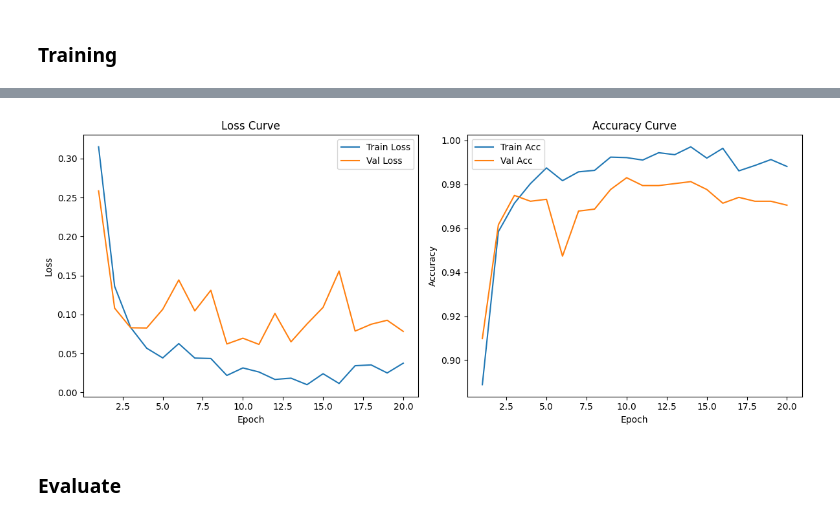
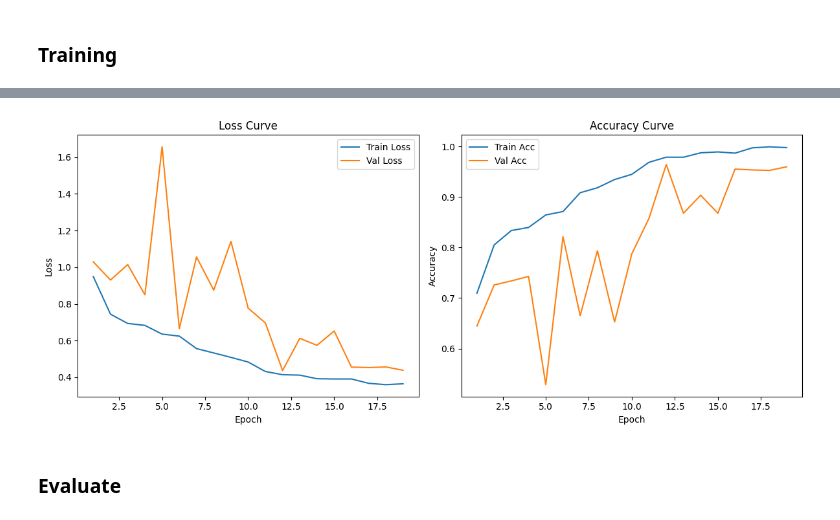
Before and after one commit to liuh2so4/Brain-Tumor-MRI, a Jupyter notebook: main.ipynb, the cells around one changed output, grey strips where cells are left out. Saved outputs shown, nothing was run; the diff lists cells and outputs as text; code cells hidden in the pictures.

```diff
--- a/main.ipynb
+++ b/main.ipynb
@@ -330,7 +387,21 @@ plt.show()
 # %%
 model = get_resnet18(num_classes=num_classes).to(device)
 
-criterion = nn.CrossEntropyLoss()
-optimizer = optim.Adam(model.parameters(), lr=lr)
+lr = 3e-4
+num_epochs = 100
 
-print(model)
+criterion = nn.CrossEntropyLoss(label_smoothing=0.1)
+
+optimizer = optim.RMSprop(
+    model.parameters(),
+    lr=lr,
+    weight_decay=1e-4,
+    momentum=0.9
+)
+
+scheduler = optim.lr_scheduler.ReduceLROnPlateau(
+    optimizer,
+    mode="min",
+    factor=0.5,
+    patience=3
+)
@@ -529,9 +620,23 @@ plt.show()
 # %% [markdown]
 ## Efficientnet
 # %%
-model = get_efficientnet_b0(num_classes=num_classes).to(device)
+model = get_resnet18(num_classes=num_classes).to(device)
 
-criterion = nn.CrossEntropyLoss()
-optimizer = optim.Adam(model.parameters(), lr=lr)
+lr = 3e-4
+num_epochs = 100
 
-print(model)
+criterion = nn.CrossEntropyLoss(label_smoothing=0.1)
+
+optimizer = optim.RMSprop(
+    model.parameters(),
+    lr=lr,
+    weight_decay=1e-4,
+    momentum=0.9
+)
+
+scheduler = optim.lr_scheduler.ReduceLROnPlateau(
+    optimizer,
+    mode="min",
+    factor=0.5,
+    patience=3
+)
@@ -668,28 +795,28 @@ Best Val Acc: 0.9830
 # %%
-epochs_range = range(1, num_epochs + 1)
+epochs_range = range(1, len(history["train_loss"]) + 1)
 
 plt.figure(figsize=(12, 5))
 
 plt.subplot(1, 2, 1)
 plt.plot(epochs_range, history["train_loss"], label="Train Loss")
 plt.plot(epochs_range, history["val_loss"], label="Val Loss")
 plt.xlabel("Epoch")
 plt.ylabel("Loss")
 plt.title("Loss Curve")
 plt.legend()
 
 plt.subplot(1, 2, 2)
 plt.plot(epochs_range, history["train_acc"], label="Train Acc")
 plt.plot(epochs_range, history["val_acc"], label="Val Acc")
 plt.xlabel("Epoch")
 plt.ylabel("Accuracy")
 plt.title("Accuracy Curve")
 plt.legend()
 
 plt.tight_layout()
 plt.show()
 # %% [output]
-[figure, old version]
+[figure, new version]
 # %% [markdown]
 ### Evaluate
 # %%
```
Also changed, not shown: parts of 26 cells of this notebook, 1 other file.
